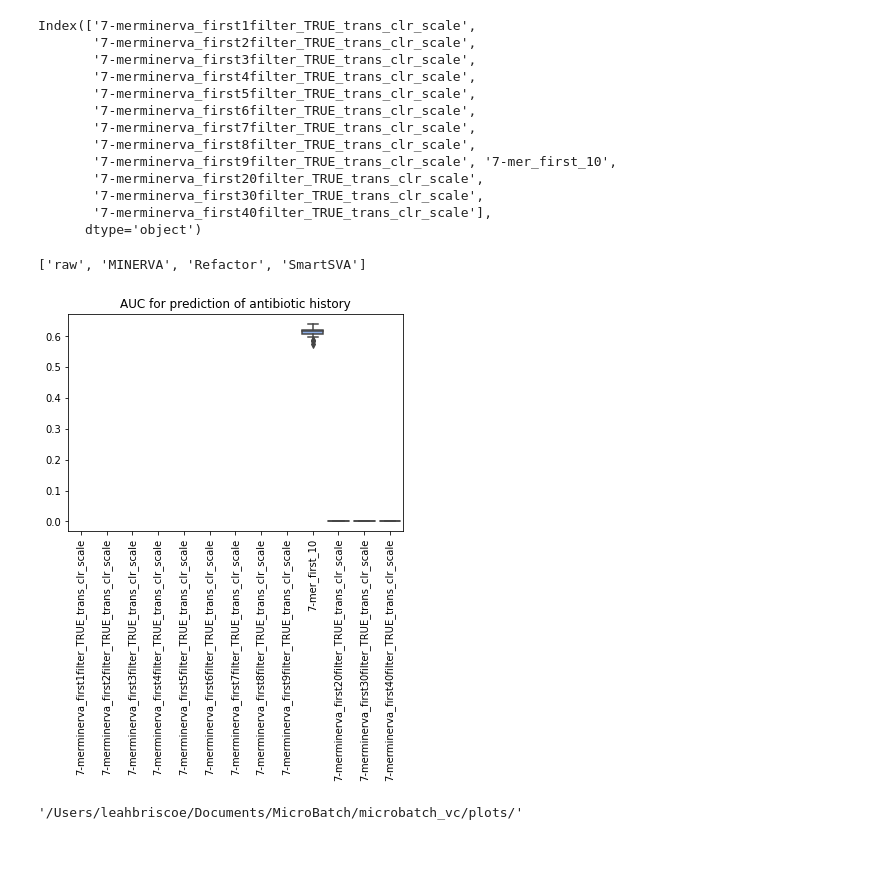
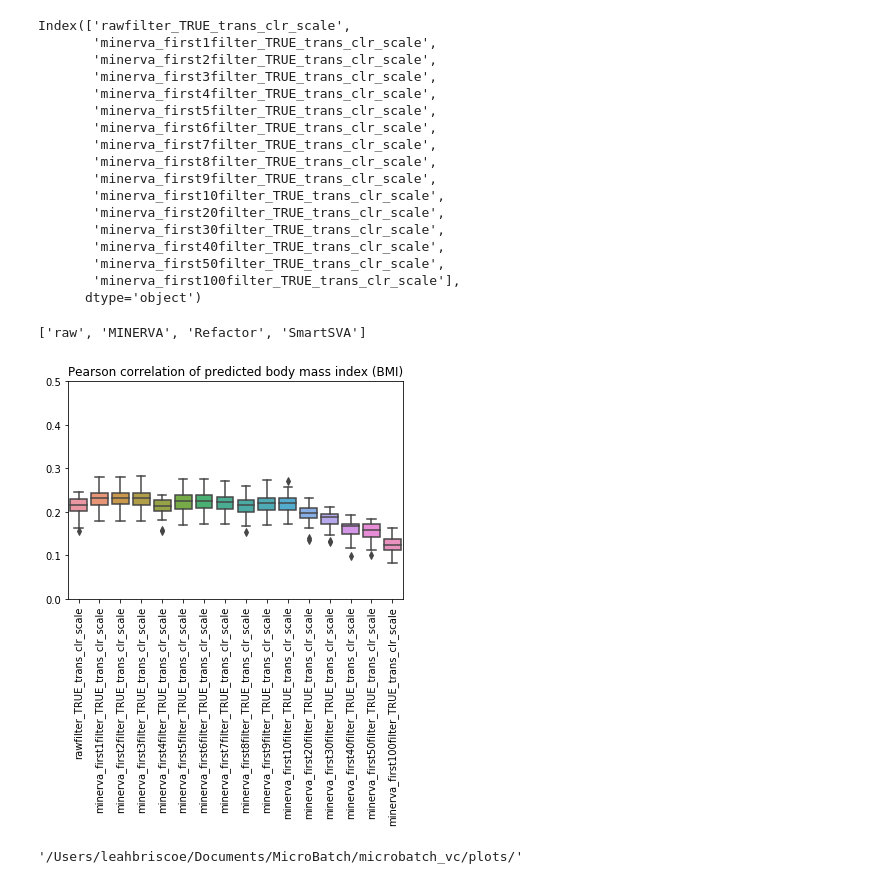
Before and after one commit to LeahBriscoe/microbatch_vc, a Jupyter notebook: Classifier/plotting_prediction_results_CI_permethod.ipynb, the cells around one changed output. Drawn from its saved outputs; the diff is of its cells as text; code cells hidden in the pictures; blank space fills up the shorter version.

Commit message:
made sure that unsupervised methods have different data for phenotype being studied so that it is comparable to smartSVA

```diff
--- a/Classifier/plotting_prediction_results_CI_permethod.ipynb
+++ b/Classifier/plotting_prediction_results_CI_permethod.ipynb
@@ -27,12 +27,12 @@ plot_folder = '/Users/leahbriscoe/Documents/MicroBatch/microbatch_vc/plots/'
 
 data_type = "kmer"
 trans = "clr_scale"
-numPc = [1,2,3,4,5,6,7,8,9,10,20,30,40]
-folder_names = ['AGP_max_k7' for i in range(len(numPc))]
+numPc = [1,1,2,3,4,5,6,7,8,9,10,20,30,40,50,100]
+folder_names = ['AGP_max_k6' for i in range(len(numPc))]
 #file_names = ['rawfilter_TRUE','ComBatfilter_TRUE','bmcfilter_TRUE','limmafilter_TRUE', 'smartsva_first10filter_TRUE','minerva_first1filter_TRUE']   #['smartsva_first10' + str(numPc[i]) + 'filter_TRUE' for i in range(len(numPc))]
-file_names = ['minerva_first' + str(numPc[i]) + 'filter_TRUE' for i in range(len(numPc))]
+file_names = ['rawfilter_TRUE']+ ['minerva_first' + str(numPc[i]) + 'filter_TRUE' for i in range(1,len(numPc))]
 file_names = [f + "_trans_" + trans for f in file_names]
-nice_names = ["7" + '-mer' for i in range(len(numPc))]
+nice_names = ["6" + '-mer' for i in range(len(numPc))]
 
 # file_names =[ 'kmer_BatchCorrected_antibiotic_classification_auc',
 #              'kmer_BatchCorrected_antibiotic_classification_auc',
@@ -45,13 +45,13 @@ nice_names = ["7" + '-mer' for i in range(len(numPc))]
 #['AGP_healthymax_k6', 'AGP_healthymax_k7']
 #nice_names = ["5-mer","6-mer","7-mer","8-mer"] #,"KMER"]#, 'KMER old batch correct','KMER MINERVA']
 
-metric_word = 'auc_all'#''auc_all' # 'pearson' #
+metric_word = 'pearson' # 'auc_all'#''auc_all' # 'pearson' #
 
-classifier_name = 'bin_antibiotic_last_year'# 'bmi_prediction' #'bin_omnivore_diet'#'' 'bin_antibiotic_last_year'# #'Naive Bayes' #'
-classifier = "Random Forest"#'Regression'#"Random Forest"
+classifier_name = 'bmi_prediction' #'bin_antibiotic_last_year'# #'bin_omnivore_diet'#'' 'bin_antibiotic_last_year'# #'Naive Bayes' #'
+classifier = 'Regression'#"Random Forest"#'Regression'#"Random Forest"
 select_columns_bool = True
-title = 'AUC for prediction of antibiotic history'#'Pearson correlation of predicted body mass index (BMI)'#'AUC for prediction of antibiotic history'#' #AUC for prediction of antibiotic history' #
-special_name = "Antibiotic history class prediction"#"BMI prediction" #"Antibiotic history class prediction"#"BMI prediction"# "Antibody prediction"#
+title = 'Pearson correlation of predicted body mass index (BMI)'#'AUC for prediction of antibiotic history'#'Pearson correlation of predicted body mass index (BMI)'#'AUC for prediction of antibiotic history'#' #AUC for prediction of antibiotic history' #
+special_name = "BMI prediction" #"Antibiotic history class prediction"#"BMI prediction" #"Antibiotic history class prediction"#"BMI prediction"# "Antibody prediction"#
 # %%
 file_names
 # %% [output]
@@ -116,12 +125,16 @@ for f in range(len(file_names)):
         data_temp = pickle.load( open( filename_temp ,"rb"))
 
         #methods_lists.append([k for k in data1.keys()])
+        index = file_names[f]
         if metric_word == "auc_all":
-            df_metric[nice_names[f] + "_first_" + str(numPc[f])] = pd.Series(data_temp[file_names[f]][classifier][metric_word])
+            #index = nice_names[f] + "_first_" + str(numPc[f])
+
+            df_metric[index] = pd.Series(data_temp[file_names[f]][classifier][metric_word])
             #nice_names[f] + "_first_" + str(numPc[f])
         else:
-            df_metric[nice_names[f] + "_first_" + str(numPc[f])] = pd.Series(data_temp[metric_word])
+            df_metric[index] = pd.Series(data_temp[metric_word])
     else:
         print("not file")
+        print(file_names[f])
         df_metric[nice_names[f] + file_names[f]] = 0
         df_metric[nice_names[f] + file_names[f]] = 0
@@ -183,18 +183,22 @@ df_metric.columns
 #df_metric.sort_values('OTUraw')
 #In this example, there are NO
 # %% [output]
-Index(['7-merminerva_first1filter_TRUE_trans_clr_scale',
-       '7-merminerva_first2filter_TRUE_trans_clr_scale',
-       '7-merminerva_first3filter_TRUE_trans_clr_scale',
-       '7-merminerva_first4filter_TRUE_trans_clr_scale',
-       '7-merminerva_first5filter_TRUE_trans_clr_scale',
-       '7-merminerva_first6filter_TRUE_trans_clr_scale',
-       '7-merminerva_first7filter_TRUE_trans_clr_scale',
-       '7-merminerva_first8filter_TRUE_trans_clr_scale',
-       '7-merminerva_first9filter_TRUE_trans_clr_scale', '7-mer_first_10',
-       '7-merminerva_first20filter_TRUE_trans_clr_scale',
-       '7-merminerva_first30filter_TRUE_trans_clr_scale',
-       '7-merminerva_first40filter_TRUE_trans_clr_scale'],
+Index(['rawfilter_TRUE_trans_clr_scale',
+       'minerva_first1filter_TRUE_trans_clr_scale',
+       'minerva_first2filter_TRUE_trans_clr_scale',
+       'minerva_first3filter_TRUE_trans_clr_scale',
+       'minerva_first4filter_TRUE_trans_clr_scale',
+       'minerva_first5filter_TRUE_trans_clr_scale',
+       'minerva_first6filter_TRUE_trans_clr_scale',
+       'minerva_first7filter_TRUE_trans_clr_scale',
+       'minerva_first8filter_TRUE_trans_clr_scale',
+       'minerva_first9filter_TRUE_trans_clr_scale',
+       'minerva_first10filter_TRUE_trans_clr_scale',
+       'minerva_first20filter_TRUE_trans_clr_scale',
+       'minerva_first30filter_TRUE_trans_clr_scale',
+       'minerva_first40filter_TRUE_trans_clr_scale',
+       'minerva_first50filter_TRUE_trans_clr_scale',
+       'minerva_first100filter_TRUE_trans_clr_scale'],
       dtype='object')
 # %%
 select_columns_bool = False
@@ -252,35 +256,35 @@ plot_color = palette.as_hex()
 
 # select_columns = ['OTUraw','OTUbmc','OTUComBat','OTUlimma',
 #                                  'KMERraw','KMERbmc','KMERComBat','KMERlimma',
 #                   "KMERsmartsva_first10","KMERrefactor_first10",
 #                  "KMERno_scale_clr"] #clr_pca_regress_out_no_scale_first10
 
 # ['OTUraw','OTUbmc','OTUComBat','OTUlimma',
 #                                  'OTUclr_pca_regress_out_no_scale',"KMERnorm","KMERno_scale_clr"]
 
 # select_labels = ['OTU raw','OTU BMC','OTU ComBat','OTU limma',
 #                                      "K-mer raw","K-mer BMC", "K-mer ComBat",
 #                 "K-mer limma","K-mer smartsva","K-mer refactor","K-mer MINERVA"]
 #['OTU raw','OTU BMC','OTU ComBat','OTU limma',"OTU MINERVA","K-mer raw", "K-mer MINERVA"]
 
 
 # ['OTU raw','OTU BMC','OTU ComBat','OTU limma',
 #                                      "K-mer raw","K-mer ComBat","K-mer smartsva*",
 #                                     "K-mer MINERVA"]
 if select_columns_bool:
     g=sns.boxplot( data = df_metric[select_columns],palette=plot_color)
     #plot_color[0:4] + [plot_color[7]] + [plot_color[4]] + [plot_color[7]
     g.set_xticklabels(rotation=90,labels = select_labels) #df_metric.columns
 else:
     g=sns.boxplot( data = df_metric)
     g.set_xticklabels(rotation=90,labels = df_metric.columns)
 if metric_word == "pearson":
-    g.set(ylim=(-0.1, 0.1))
+    g.set(ylim=(0, 0.5))
 g.set_title(title)
 plt.savefig(plot_folder + data_type + "_" + str(numPc) + "_" + trans + '_boxplots_' + classifier + '_' + metric_word + "_" + special_name + '.pdf',bbox_inches='tight')
 plt.savefig(plot_folder + data_type + "_" + str(numPc) + "_" + trans +  '_boxplots_' + classifier + '_' + metric_word + "_" + special_name + '.png',bbox_inches='tight')
 # %% [output]
-[figure, old version]
+[figure, new version]
 # %%
 plot_folder
 # %% [output]
```
Also changed, not shown: parts of 6 cells of this notebook, 4 other files.
